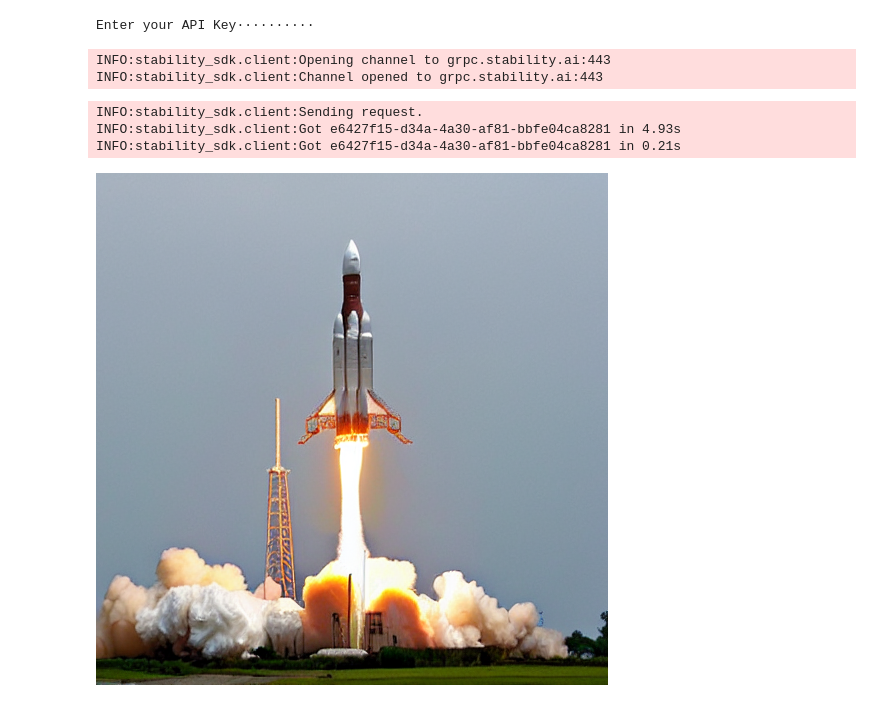
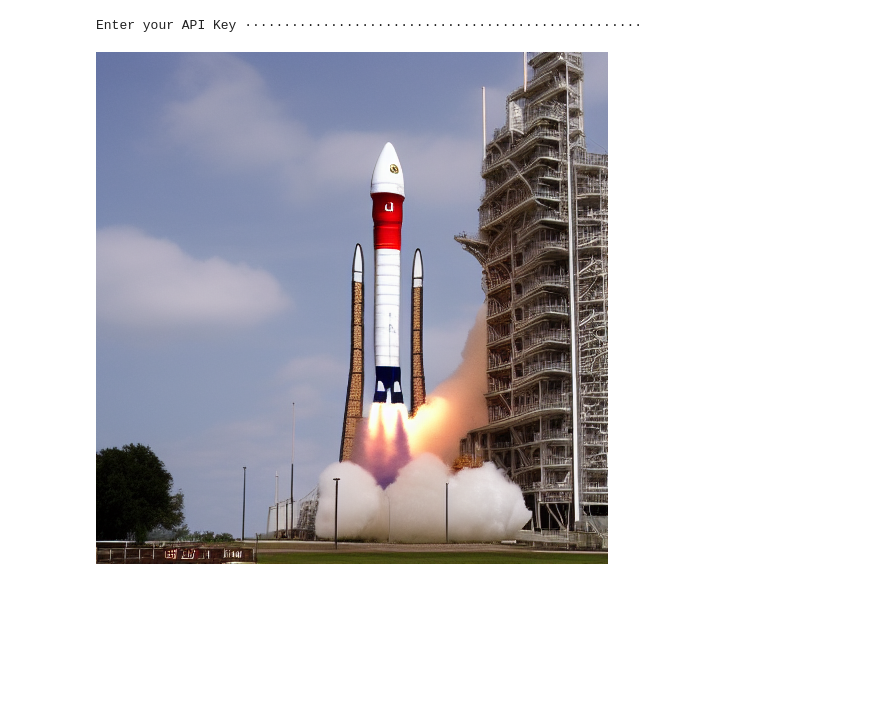
Before and after one commit to Stability-AI/stability-sdk, a Jupyter notebook: nbs/demo_colab.ipynb, the cells around one changed output. Cells and saved outputs as stored; diff of their text form; code cells hidden in the pictures; blank space fills up the shorter version.

Commit message:
updated demo nb for init image

```diff
--- a/nbs/demo_colab.ipynb
+++ b/nbs/demo_colab.ipynb
@@ -3,8 +3,13 @@
 # %%
 import getpass, os
 
+# NB: host url is not prepended with "https" nor does it have a trailing slash.
+os.environ['STABILITY_HOST'] = 'grpc-staging.stability.ai:443'
+
 # To get your API key, visit https://beta.dreamstudio.ai/membership
 os.environ['STABILITY_KEY'] = getpass.getpass('Enter your API Key')
+# %% [output]
+Enter your API Key ···················································
 # %%
 import io
 import os
@@ -18,30 +23,26 @@ import stability_sdk.interfaces.gooseai.generation.generation_pb2 as generation
 
 stability_api = client.StabilityInference(
     key=os.environ['STABILITY_KEY'],
+    host=os.environ['STABILITY_HOST'],
     verbose=True,
 )
-# %% [output]
-Enter your API Key··········
-INFO:stability_sdk.client:Opening channel to grpc.stability.ai:443
-INFO:stability_sdk.client:Channel opened to grpc.stability.ai:443
 # %%
 # the object returned is a python generator
 answers = stability_api.generate(
-    prompt="houston, we are a 'go' for launch!"
+    prompt="houston, we are a 'go' for launch!",
+    init_image=None,
+    seed=12345,
 )
 
 # iterating over the generator produces the api response
 for resp in answers:
     for artifact in resp.artifacts:
         if artifact.finish_reason == generation.FILTER:
             warnings.warn(
                 "Your request activated the API's safety filters and could not be processed."
                 "Please modify the prompt and try again.")
         if artifact.type == generation.ARTIFACT_IMAGE:
             img = Image.open(io.BytesIO(artifact.binary))
             display(img)
 # %% [output]
-INFO:stability_sdk.client:Sending request.
-INFO:stability_sdk.client:Got e6427f15-d34a-4a30-af81-bbfe04ca8281 in 4.93s
-INFO:stability_sdk.client:Got e6427f15-d34a-4a30-af81-bbfe04ca8281 in 0.21s
-[figure, old version]
+[figure, new version]
```
Also changed, not shown: parts of 1 cell of this notebook.
